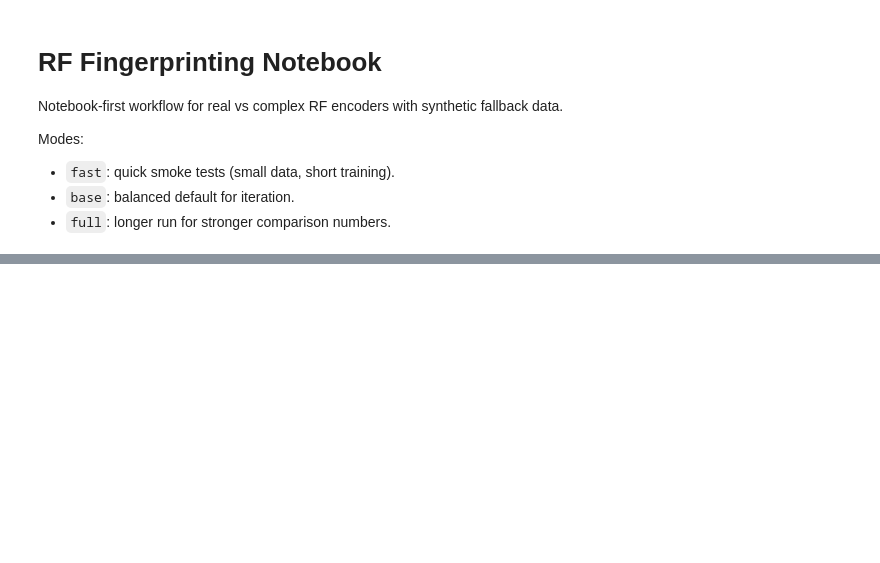
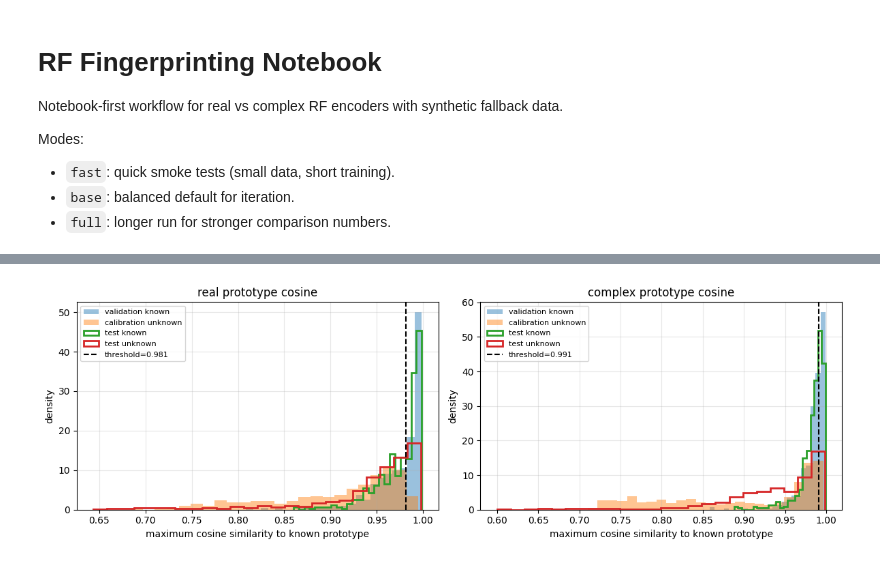
Before and after one commit to hinsonan/hinsonan.github.io, a Jupyter notebook: code_examples/complex_vs_real_nn/rf_fingerprinting/rf_fingerprint.ipynb, the cells around one changed output, grey strips where cells are left out. Saved outputs shown, nothing was run; the diff lists cells and outputs as text; code cells hidden in the pictures; blank space fills up the shorter version.

Commit message:
lots of changes that show promise

```diff
--- a/code_examples/complex_vs_real_nn/rf_fingerprinting/rf_fingerprint.ipynb
+++ b/code_examples/complex_vs_real_nn/rf_fingerprinting/rf_fingerprint.ipynb
@@ -373,0 +520,19 @@ plt.show()
+# %%
+fig, axes = plt.subplots(1, len(results), figsize=(12, 4), squeeze=False)
+for ax, (name, (_, _, details)) in zip(axes[0], results.items()):
+    scores = details['prototype_scores']
+    ax.hist(scores['validation_known'], bins=24, alpha=0.45, density=True, label='validation known')
+    ax.hist(scores['calibration_unknown'], bins=24, alpha=0.45, density=True, label='calibration unknown')
+    ax.hist(scores['test_known'], bins=24, histtype='step', linewidth=2, density=True, label='test known')
+    ax.hist(scores['test_unknown'], bins=24, histtype='step', linewidth=2, density=True, label='test unknown')
+    threshold = details['rejection']['threshold']
+    ax.axvline(threshold, color='black', linestyle='--', label=f'threshold={threshold:.3f}')
+    ax.set_title(f'{name} prototype cosine')
+    ax.set_xlabel('maximum cosine similarity to known prototype')
+    ax.set_ylabel('density')
+    ax.grid(alpha=0.3)
+    ax.legend(fontsize=8)
+fig.tight_layout()
+plt.show()
+# %% [output]
+[figure, added]
```
Also changed, not shown: parts of 11 cells of this notebook, 6 other files.
